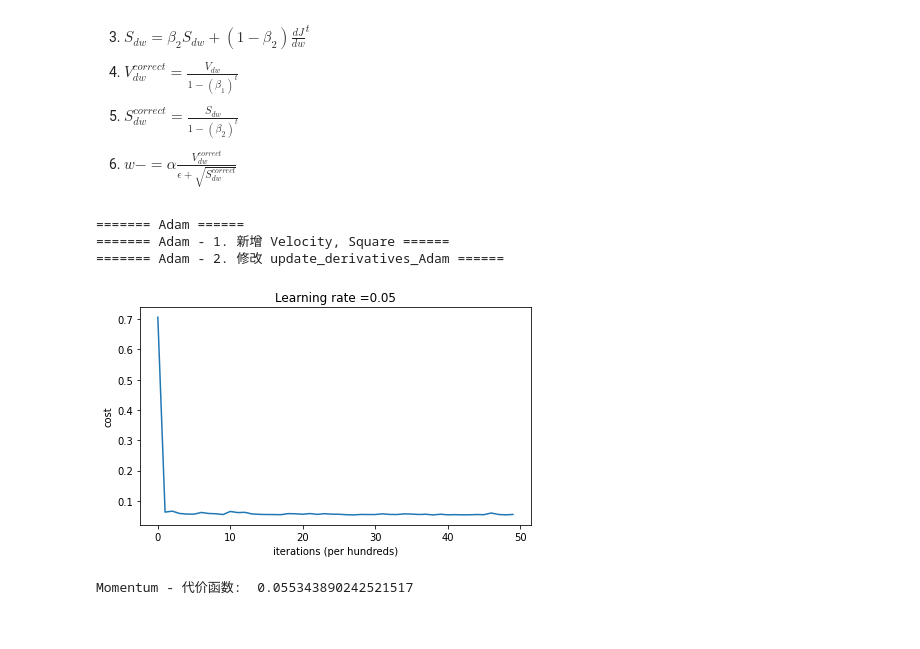
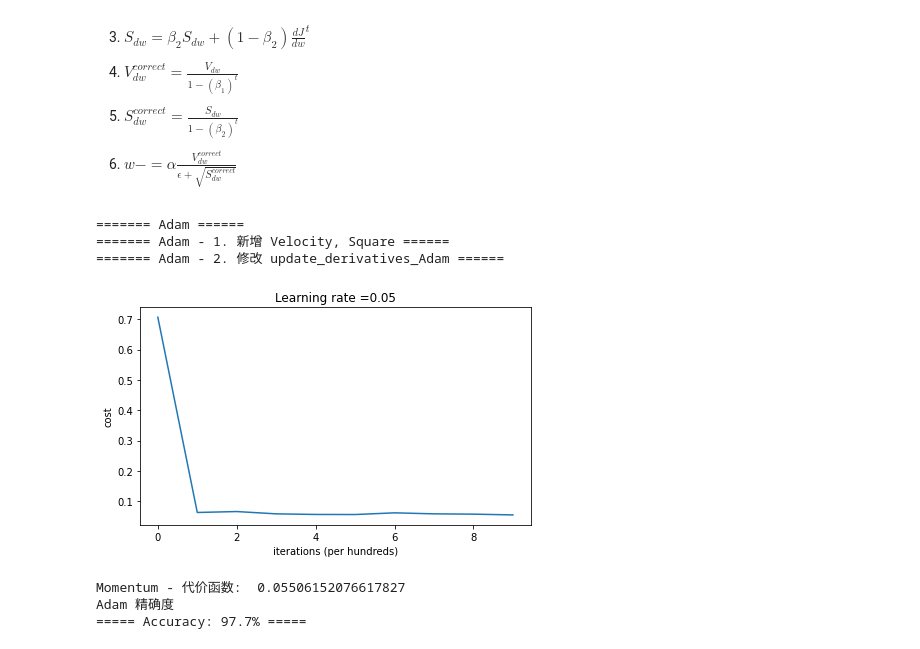
Before and after one commit to Linjiayu6/Deep-Learning, a Jupyter notebook: coursera/L2_Improving Deep Neural Networks/W2__L2_Optimization Methods (Momentum & Adam).ipynb, the cells around one changed output. Saved outputs shown, nothing was run; the diff lists cells and outputs as text; code cells hidden in the pictures.

```diff
--- a/coursera/L2_Improving Deep Neural Networks/W2__L2_Optimization Methods (Momentum & Adam).ipynb
+++ b/coursera/L2_Improving Deep Neural Networks/W2__L2_Optimization Methods (Momentum & Adam).ipynb
@@ -202,7 +202,7 @@ class NN_Model ():
         print('Momentum - 代价函数: ', J_arr[-1])
         return params
 
-    def training_Adam (self, beta1 = 0.9, beta2 = 0.9, t = 2):
+    def training_Adam (self, beta1 = 0.9, beta2 = 0.999, t = 2):
         X, y = self.X, self.y
         L_len, alpha = self.L_len, self.alpha
         J_arr = []
@@ -347,11 +355,15 @@ Adam
 # %%
 # Adam
 Layers = [train_X.shape[0], 10, 2, 1]
-NN_Adam = NN_Model(train_X, train_Y, Layers, 0.05, 5000)
-params = NN_Adam.training_Adam (beta1 = 0.9, beta2 = 0.9, t = 2)
+NN_Adam = NN_Model(train_X, train_Y, Layers, 0.05, 1000)
+params = NN_Adam.training_Adam (beta1 = 0.9, beta2 = 0.999, t = 2)
+
+predict(train_X, train_Y, params, text = 'Adam 精确度')
 # %% [output]
 ======= Adam ======
 ======= Adam - 1. 新增 Velocity, Square ======
 ======= Adam - 2. 修改 update_derivatives_Adam ======
-[figure, old version]
+[figure, new version]
-Momentum - 代价函数:  0.055343890242521517
+Momentum - 代价函数:  0.05506152076617827
+Adam 精确度
+===== Accuracy: 97.7% =====
```
Also changed, not shown: parts of 5 cells of this notebook, 1 other file.
